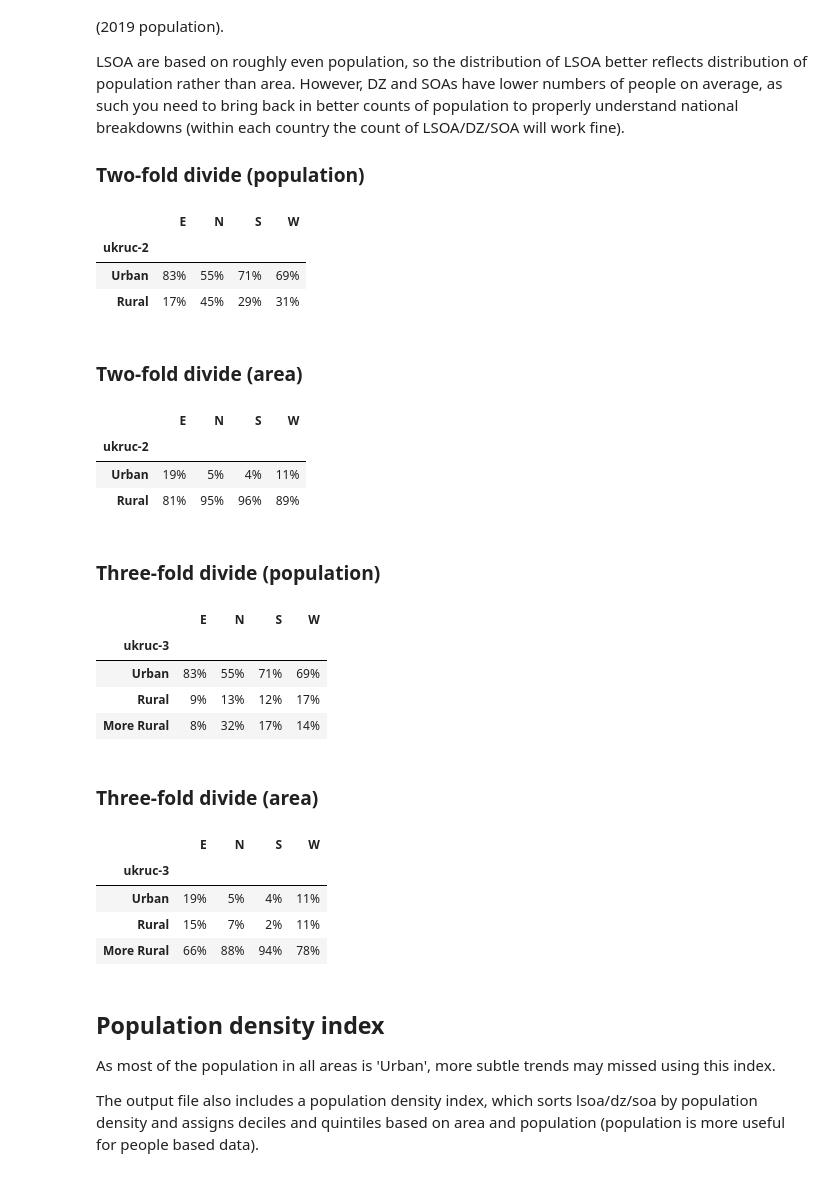
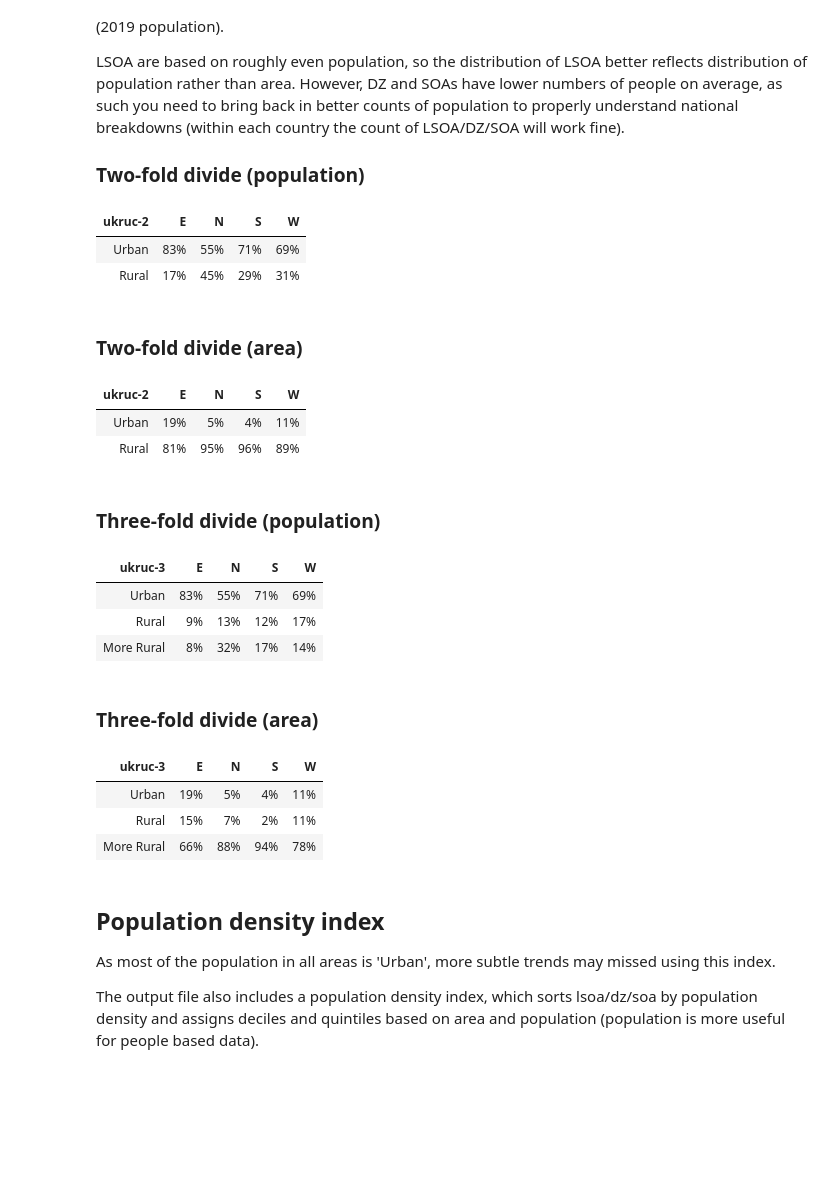
Before and after one commit to mysociety/uk_ruc, a Jupyter notebook: notebooks/readme.ipynb, the cells around one changed output. Saved outputs shown, nothing was run; the diff lists cells and outputs as text; code cells hidden in the pictures; blank space fills up the shorter version.

Commit message:
Fix readme formatting

```diff
--- a/notebooks/readme.ipynb
+++ b/notebooks/readme.ipynb
@@ -47,22 +47,21 @@ LSOA are based on roughly even population, so the distribution of LSOA better re
 # %%
 df = pd.read_csv(Path("output", "composite_ruc.csv"))
 
+formats = {x: "{:,.0%}" for x in ["E","N", "S", "W"]}
 
 def pivot(index, measure):
     pt = df.pivot_table(measure, index, "nation", aggfunc="sum")
     pt = pt.apply(lambda x: (x / float(x.sum()))).round(2)
     pt = pt.reset_index()  # bring back column name
     pt[index] = pt[index].map({0: "Urban", 1: "Rural", 2: "More Rural"})
     pt = pt.set_index(index)
     pt.columns.name = None
-    display(pt.style.format("{:,.0%}"))  # type: ignore
-    # (="{:,.0%}")
-
+    pt = pt.reset_index()
+    display(pt.style.format(formats).hide(axis="index"))  # type: ignore
 
 pivot("ukruc-2", "pop")
 # %% [output]
-|  | E | N | S | W |
-| ukruc-2 |  |  |  |  |
+| ukruc-2 | E | N | S | W |
 | Urban | 83% | 55% | 71% | 69% |
 | Rural | 17% | 45% | 29% | 31% |
 # %% [markdown]
@@ -70,8 +69,7 @@ pivot("ukruc-2", "pop")
 # %%
 pivot("ukruc-2", "area")
 # %% [output]
-|  | E | N | S | W |
-| ukruc-2 |  |  |  |  |
+| ukruc-2 | E | N | S | W |
 | Urban | 19% | 5% | 4% | 11% |
 | Rural | 81% | 95% | 96% | 89% |
 # %% [markdown]
@@ -79,8 +77,7 @@ pivot("ukruc-2", "area")
 # %%
 pivot("ukruc-3", "pop")
 # %% [output]
-|  | E | N | S | W |
-| ukruc-3 |  |  |  |  |
+| ukruc-3 | E | N | S | W |
 | Urban | 83% | 55% | 71% | 69% |
 | Rural | 9% | 13% | 12% | 17% |
 | More Rural | 8% | 32% | 17% | 14% |
@@ -89,8 +86,7 @@ pivot("ukruc-3", "pop")
 # %%
 pivot("ukruc-3", "area")
 # %% [output]
-|  | E | N | S | W |
-| ukruc-3 |  |  |  |  |
+| ukruc-3 | E | N | S | W |
 | Urban | 19% | 5% | 4% | 11% |
 | Rural | 15% | 7% | 2% | 11% |
 | More Rural | 66% | 88% | 94% | 78% |
```
Also changed, not shown: parts of 1 cell of this notebook, 2 other files.
